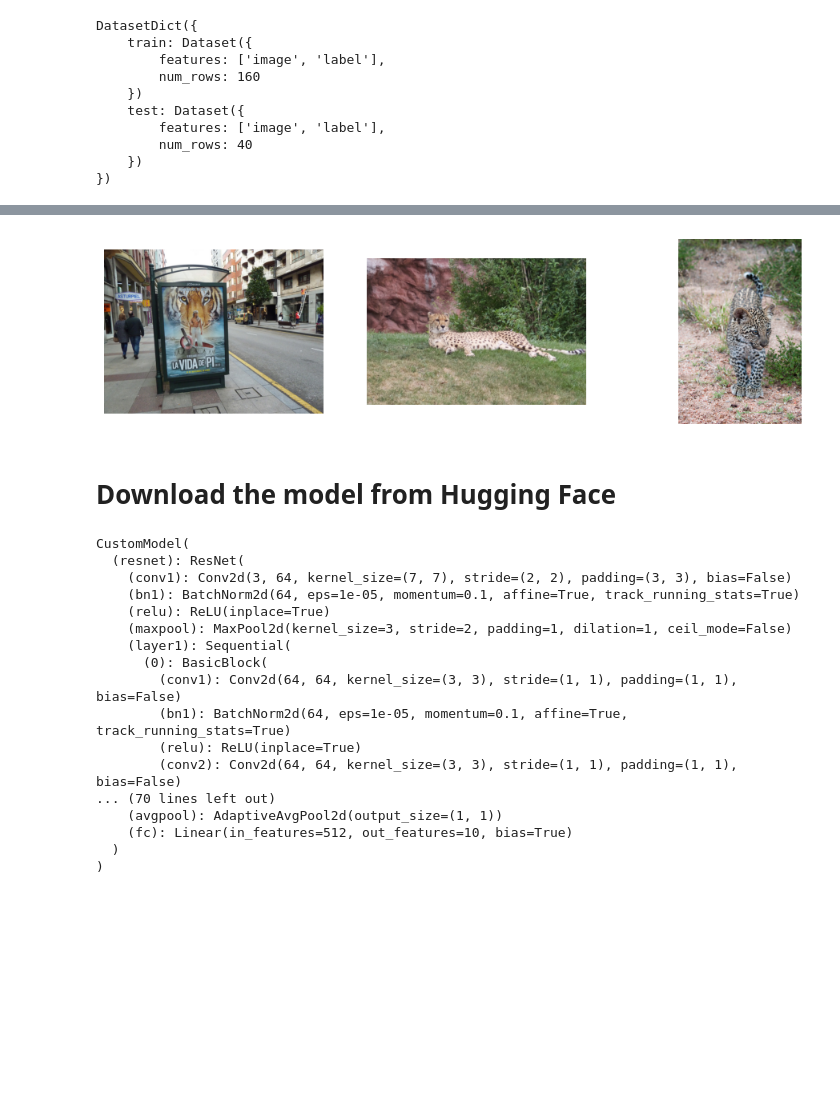
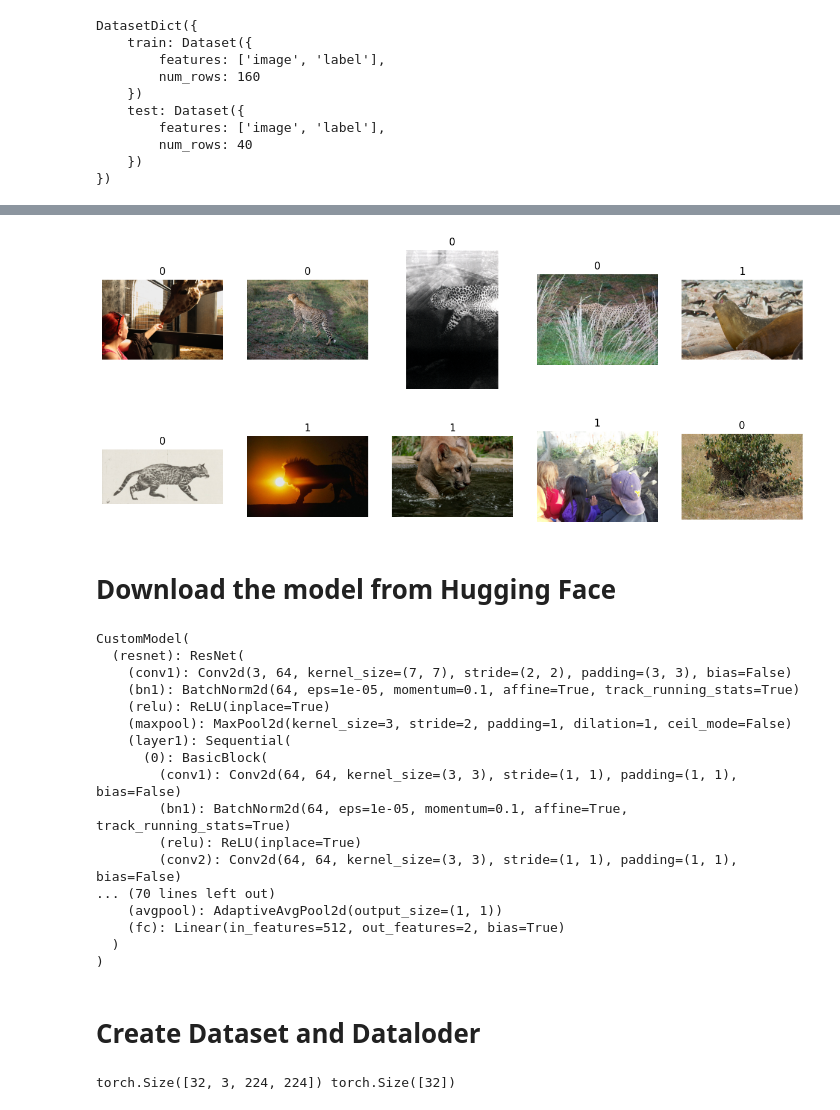
Before and after one commit to Tuchsanai/AIMaster-seagate-training-2024, a Jupyter notebook: Day1/Huggingface_Model/02_model_download_train_with_pytorch.ipynb, the cells around one changed output, grey strips where cells are left out. Cells and saved outputs as stored; diff of their text form; code cells hidden in the pictures; blank space fills up the shorter version.

```diff
--- a/Day1/Huggingface_Model/02_model_download_train_with_pytorch.ipynb
+++ b/Day1/Huggingface_Model/02_model_download_train_with_pytorch.ipynb
@@ -71,19 +68,25 @@ dataset['train'][0]
 # %%
 import matplotlib.pyplot as plt
+import random
 
-def show_images(dataset, num_images=3):
-    plt.figure(figsize=(12, 3))
-    for i in range(num_images):
-        image = dataset[i]['image']
+def show_images(dataset, num_images=5):
+    plt.figure(figsize=(15, 3))
+    indices = random.sample(range(len(dataset)), num_images)  # Randomly select indices
+    for i, idx in enumerate(indices):
+        image = dataset[idx]['image']
+        label = dataset[idx]['label']  # Assuming each item in dataset has a 'label' key
         plt.subplot(1, num_images, i+1)
         plt.imshow(image)
         plt.axis('off')
+        plt.title(label)  # Add label as title for each subplot
     plt.show()
 
 # Show some images from the training dataset
 show_images(dataset['train'])
+show_images(dataset['train'])
 # %% [output]
-[figure, old version]
+[figure, new version]
+[figure, added]
 # %% [markdown]
 # Download the model from Hugging Face
 # %%
@@ -104,8 +107,8 @@ class CustomModel(nn.Module, PyTorchModelHubMixin):
 
 checkpoint = "Tuch/custom-resnet18-model"
 # download from hub
-loaded_model1 = CustomModel.from_pretrained(checkpoint)
-loaded_model1
+loaded_model = CustomModel.from_pretrained(checkpoint)
+loaded_model
 # %% [output]
 CustomModel(
   (resnet): ResNet(
@@ -121,6 +124,8 @@ CustomModel(
         (conv2): Conv2d(64, 64, kernel_size=(3, 3), stride=(1, 1), padding=(1, 1), bias=False)
 ... (70 lines left out)
     (avgpool): AdaptiveAvgPool2d(output_size=(1, 1))
-    (fc): Linear(in_features=512, out_features=10, bias=True)
+    (fc): Linear(in_features=512, out_features=2, bias=True)
   )
 )
+# %% [markdown]
+# Create Dataset and Dataloder
@@ -126,0 +177,6 @@ CustomModel(
+# %%
+for x,y in train_loader :
+  print(x.shape,y.shape)
+  break
+# %% [output]
+torch.Size([32, 3, 224, 224]) torch.Size([32])
```
Also changed, not shown: parts of 7 cells of this notebook.
